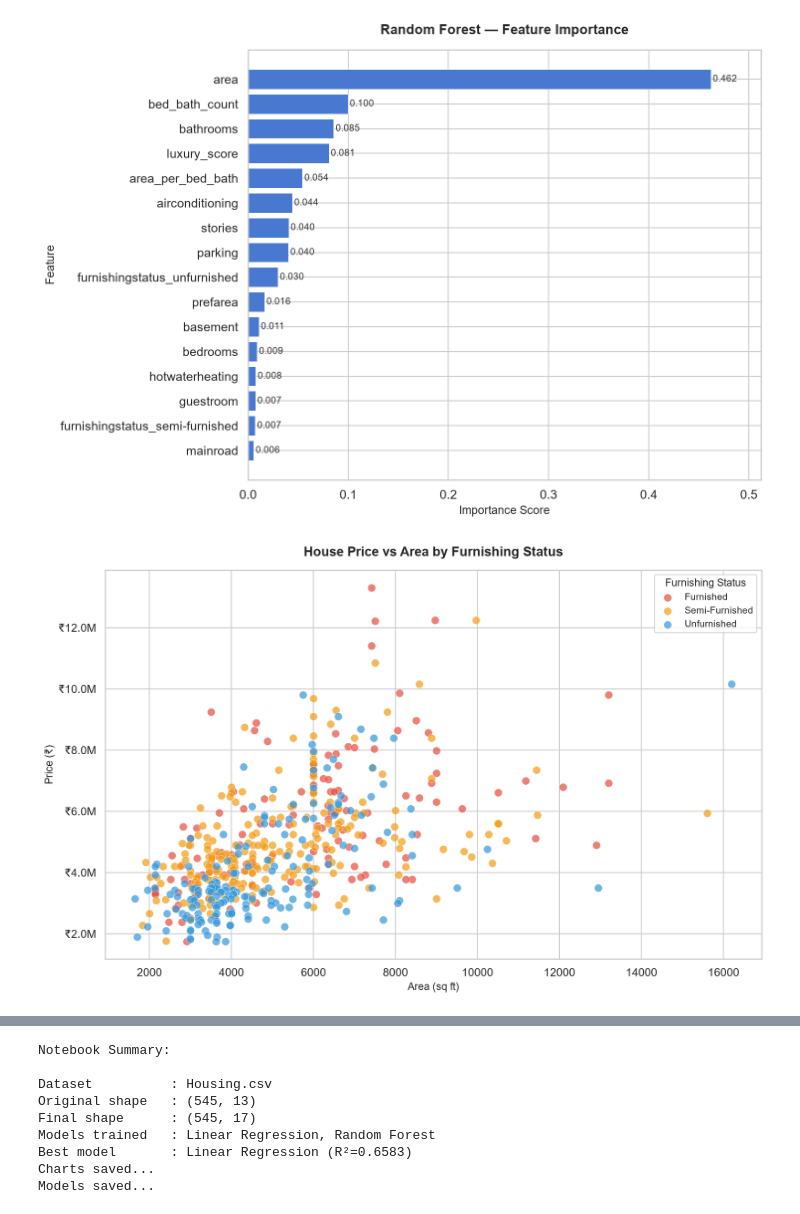
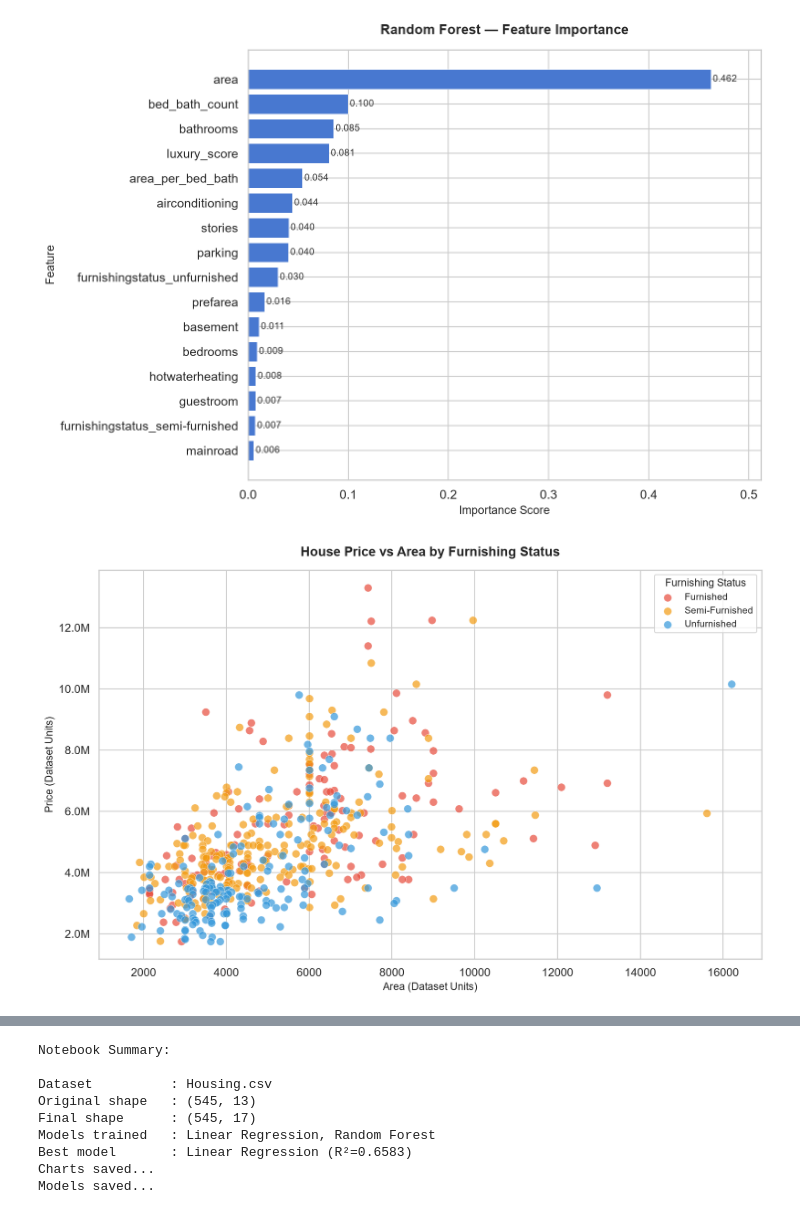
Before and after one commit to Venkatavishnuvardhanthota/House-Price-Prediction, a Jupyter notebook: notebooks/analysis.ipynb, the cells around one changed output, grey strips where cells are left out. Drawn from its saved outputs; the diff is of its cells as text; code cells hidden in the pictures.

Commit message:
Fix notebook paths, chart labels, dependency versions, and README documentation

```diff
--- a/notebooks/analysis.ipynb
+++ b/notebooks/analysis.ipynb
@@ -1,10 +1,13 @@
 # %%
+from pathlib import Path
 import pandas as pd
 import numpy as np
 import matplotlib.pyplot as plt
 import seaborn as sns
 
-df = pd.read_csv('../data/raw/Housing.csv')
+PROJECT_ROOT = Path.cwd().parent if Path.cwd().name == 'notebooks' else Path.cwd()
+
+df = pd.read_csv(PROJECT_ROOT / 'data/raw/Housing.csv')
 
 print("\nFirst 10 rows:")
 display(df.head(10))
@@ -16,6 +19,9 @@ print(df.dtypes)
 print("Target column : price")
 print("Feature column : ", [col for col in df.columns if col != 'price'])
 
+print("\nBasic statistical summary:")
+display(df.describe())
+
 print("\nMissing values per column:")
 print(df.isnull().sum())
 
@@ -453,38 +491,38 @@ df['furnishing_label'] = conditions
 
 colors_map = {
     'Furnished'      : '#E74C3C',
     'Semi-Furnished' : '#F39C12',
     'Unfurnished'    : '#3498DB'
 }
 
 for status, group in df.groupby('furnishing_label'):
     ax.scatter(
         group['area'],
         group['price'],
         label     = status,
         color     = colors_map[status],
         alpha     = 0.7,
         edgecolors= 'white',
         linewidth = 0.4,
         s         = 70
     )
 
 ax.set_title('House Price vs Area by Furnishing Status',
              fontsize=14, fontweight='bold', pad=15)
-ax.set_xlabel('Area (sq ft)',    fontsize=11)
-ax.set_ylabel('Price (₹)',       fontsize=11)
+ax.set_xlabel('Area (Dataset Units)',  fontsize=11)
+ax.set_ylabel('Price (Dataset Units)', fontsize=11)
 ax.yaxis.set_major_formatter(
-    plt.FuncFormatter(lambda x, _: f'₹{x/1e6:.1f}M'))
+    plt.FuncFormatter(lambda x, _: f'{x/1e6:.1f}M'))
 ax.legend(title='Furnishing Status', fontsize=10, title_fontsize=11)
 
 plt.tight_layout()
-plt.savefig('../charts/chart5_price_vs_area_furnishing.png')
+plt.savefig(PROJECT_ROOT / 'charts/chart5_price_vs_area_furnishing.png')
 
 df.drop('furnishing_label', axis=1, inplace=True)
 
 plt.show()
 # %% [output]
-[figure, old version]
+[figure, new version]
 # %% [markdown]
 ## 1. MOST INFLUENTIAL FEATURES
 
```
Also changed, not shown: parts of 11 cells of this notebook, 7 other files.
